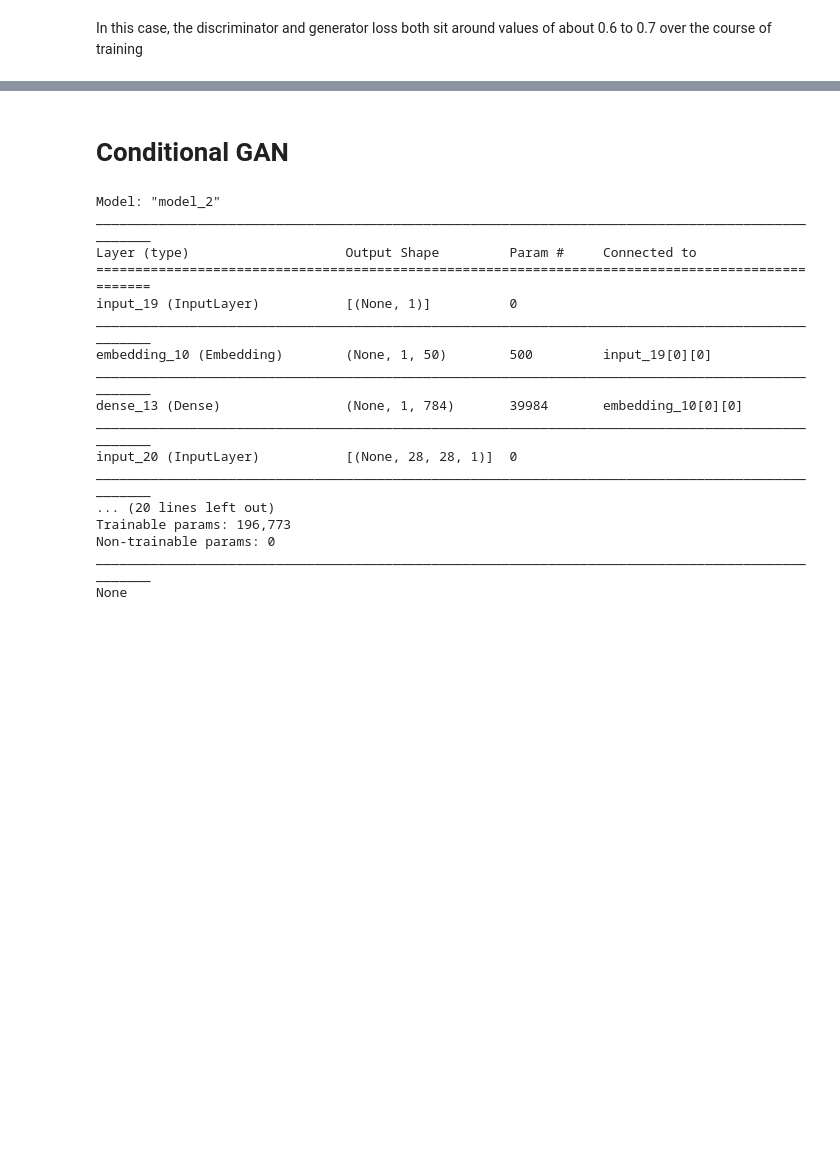
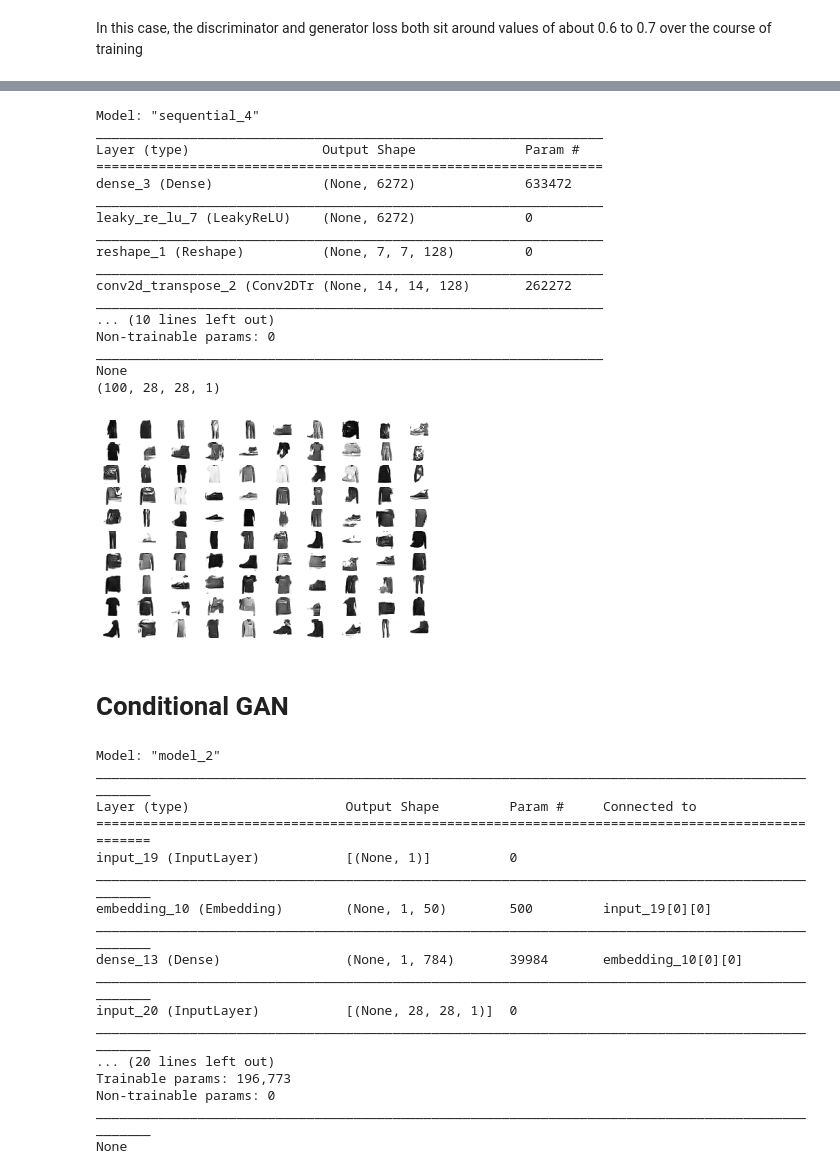
Before and after one commit to kowsiknd/gan-cgan-scratch-tensorflow, a Jupyter notebook: GAN_and_cGAN_Scratch_Tensorflow_.ipynb, the cells around one changed output, grey strips where cells are left out. Saved outputs shown, nothing was run; the diff lists cells and outputs as text; code cells hidden in the pictures; blank space fills up the shorter version.

```diff
--- a/GAN_and_cGAN_Scratch_Tensorflow_.ipynb
+++ b/GAN_and_cGAN_Scratch_Tensorflow_.ipynb
@@ -293,4 +293,4 @@ gan = define_gan_model(generator=generator, discriminator=discriminator)
 
 dataset = load_real_sample()
 # %%
-train(generator, discriminator, gan, dataset, latent_dim, n_epochs=10)
+# train(generator, discriminator, gan, dataset, latent_dim, n_epochs=10)
@@ -320,30 +309,33 @@ In this case, the discriminator and generator loss both sit around values of abo
 # from matplotlib import pyplot
 
 # # generate points in latent space as input for the generator
-# def generate_latent_points(latent_dim, n_samples):
-# 	# generate points in the latent space
-# 	x_input = randn(latent_dim * n_samples)
-# 	# reshape into a batch of inputs for the network
-# 	x_input = x_input.reshape(n_samples, latent_dim)
-# 	return x_input
+def generate_latent_points_prediction(latent_dim, n_samples):
+	# generate points in the latent space
+	x_input = np.random.randn(latent_dim * n_samples)
+	# reshape into a batch of inputs for the network
+	x_input = x_input.reshape(n_samples, latent_dim)
+	return x_input
 
 # # create and save a plot of generated images (reversed grayscale)
-# def show_plot(examples, n):
-# 	# plot images
-# 	for i in range(n * n):
-# 		# define subplot
-# 		pyplot.subplot(n, n, 1 + i)
-# 		# turn off axis
-# 		pyplot.axis('off')
-# 		# plot raw pixel data
-# 		pyplot.imshow(examples[i, :, :, 0], cmap='gray_r')
-# 	pyplot.show()
+def show_plot(examples, n):
+	# plot images
+	for i in range(n * n):
+		# define subplot
+		plt.subplot(n, n, 1 + i)
+		# turn off axis
+		plt.axis('off')
+		# plot raw pixel data
+		plt.imshow(examples[i, :, :, 0], cmap='gray_r')
+	plt.show()
 
-# # load model
-# model = load_model('generator.h5')
-# # generate images
-# latent_points = generate_latent_points(100, 100)
-# # generate images
-# X = model.predict(latent_points)
-# # plot the result
-# show_plot(X, 10)
+# load model
+model = keras.models.load_model("/content/drive/MyDrive/gan_generator.h5")
+print(model.summary())
+# generate images
+latent_points = generate_latent_points_prediction(100, 100)
+# generate images
+X = model.predict(latent_points)
+print(X.shape)
+# plot the result
+show_plot(X, 10)
+# %% [output]
@@ -350,3 +344,21 @@ In this case, the discriminator and generator loss both sit around values of abo
+Model: "sequential_4"
+_________________________________________________________________
+Layer (type)                 Output Shape              Param #
+=================================================================
+dense_3 (Dense)              (None, 6272)              633472
+_________________________________________________________________
+leaky_re_lu_7 (LeakyReLU)    (None, 6272)              0
+_________________________________________________________________
+reshape_1 (Reshape)          (None, 7, 7, 128)         0
+_________________________________________________________________
+conv2d_transpose_2 (Conv2DTr (None, 14, 14, 128)       262272
+_________________________________________________________________
+... (10 lines left out)
+Non-trainable params: 0
+_________________________________________________________________
+None
+(100, 28, 28, 1)
+[figure, added]
 # %% [markdown]
 # Conditional GAN
 # %%
```
Also changed, not shown: parts of 5 cells of this notebook.
